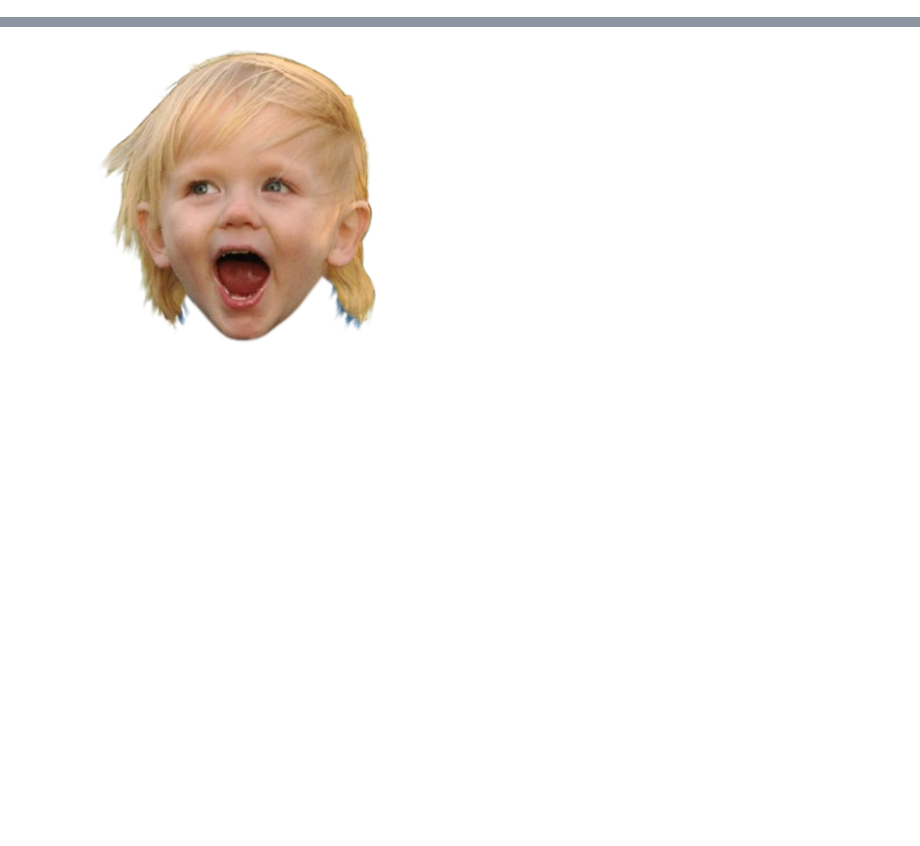
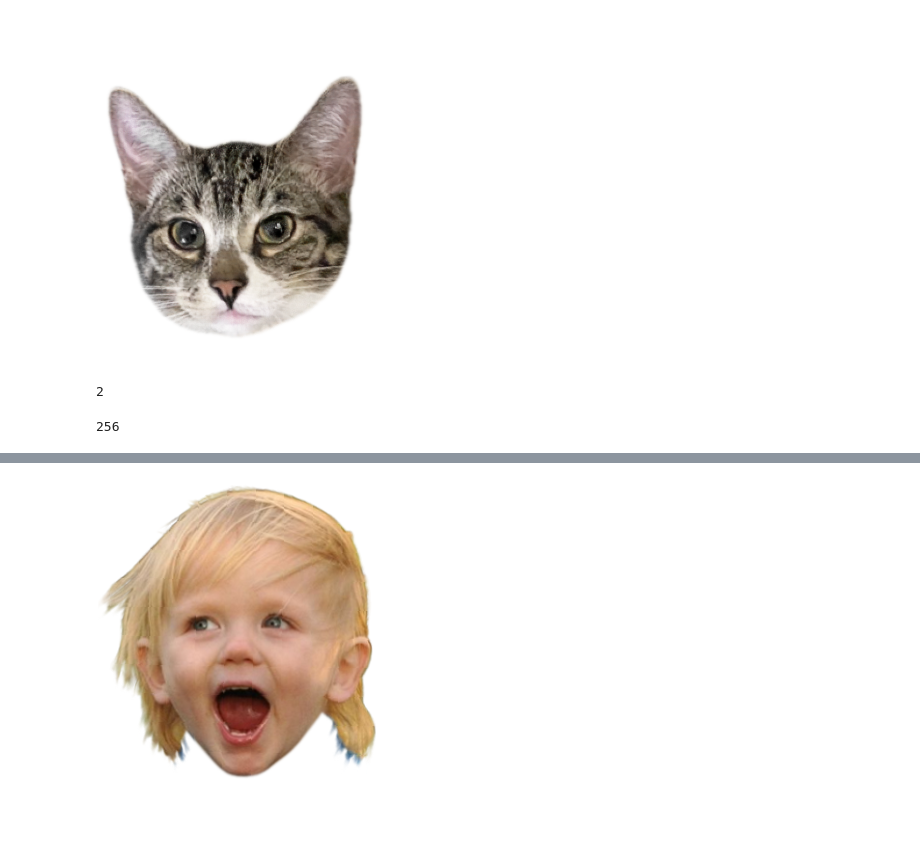
Before and after one commit to NewSciTLH/U-2-Net, a Jupyter notebook: notesdayperday.ipynb, the cells around one changed output, grey strips where cells are left out. Cells and saved outputs as stored; diff of their text form; code cells hidden in the pictures; blank space fills up the shorter version.

Commit message:
models integrated

```diff
--- a/notesdayperday.ipynb
+++ b/notesdayperday.ipynb
@@ -8,0 +101,8 @@ array([[1, 2, 5],
+# %%
+final_image
+# %% [output]
+[figure, added]
+# %%
+len(simple_crop_blob)
+# %% [output]
+2
@@ -9,3 +146,8 @@ array([[1, 2, 5],
+# %%
+import os
+os.system('gsutil cp gs://model_staging_dev/ML/ResNet50_Models /home/ericd/U-2-Net/utils/checkpoints')
+# %% [output]
+256
 # %%
 from PIL import Image
 import numpy as np
```
Also changed, not shown: parts of 9 cells of this notebook, 1 other file.
